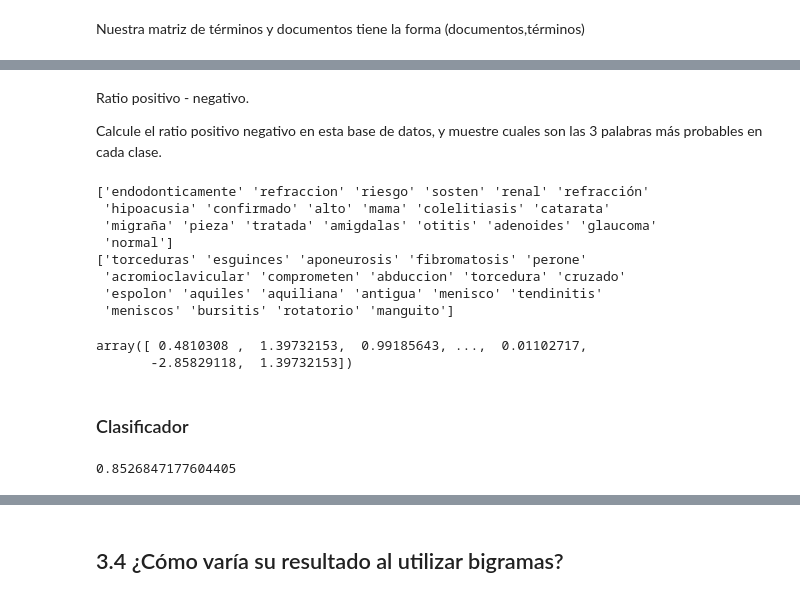
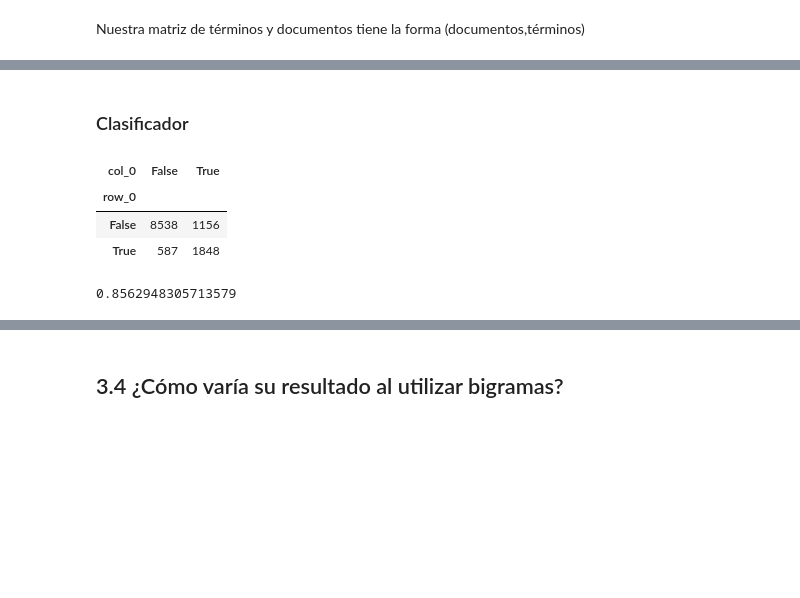
Before and after one commit to alvaro-neira/nlp-homework1, a Jupyter notebook: Tarea_NLP_Grupo_3.ipynb, the cells around one changed output, grey strips where cells are left out. Cells and saved outputs as stored; diff of their text form; code cells hidden in the pictures; blank space fills up the shorter version.

Commit message:
Matias Bayes prob

```diff
--- a/Tarea_NLP_Grupo_3.ipynb
+++ b/Tarea_NLP_Grupo_3.ipynb
@@ -469,9 +469,9 @@ rank
 # %% [markdown]
 ## 3.2 Diccionario P(palabra|categoria).
 # %%
-train, test = train_test_split(D10K, test_size=0.1)
+train_aysen, test_aysen = train_test_split(D10K, test_size=0.1)
 # %%
-count_vectorizer = sklearn.feature_extraction.text.CountVectorizer() #Se podrían quitar las stopwords
-term_doc_matrix_train = count_vectorizer.fit_transform(train.SOSPECHA_DIAG)
+count_vectorizer = sklearn.feature_extraction.text.CountVectorizer(stop_words=stopwords_aysen)
+term_doc_matrix_train = count_vectorizer.fit_transform(train_aysen.SOSPECHA_DIAG)
 term_doc_matrix_train
 # %% [output]
@@ -512,2 +509,0 @@ Test inicial: clase positiva "es traumatologia", negativa = "no es traumatologia
-# %%
-train_aysen, test_aysen = train_test_split(aysen, test_size=0.1)
@@ -581,4 +521,0 @@ print(np.array(vocab)[np.argsort(c_w_positive)][-3:])
-# %% [markdown]
-Ratio positivo - negativo.
-
-Calcule el ratio positivo negativo en esta base de datos, y muestre cuales son las 3 palabras más probables en cada clase.
@@ -588,28 +522,39 @@ p_w_positive = (c_w_positive + 1) / c_positive
-# %%
-# Programa
-r = np.log(p_w_positive / p_w_negative)
-print(np.array(vocab)[np.argsort(r)][:20])
-print(np.array(vocab)[np.argsort(r)][-20:])
-r
-# %% [output]
-['endodonticamente' 'refraccion' 'riesgo' 'sosten' 'renal' 'refracción'
- 'hipoacusia' 'confirmado' 'alto' 'mama' 'colelitiasis' 'catarata'
- 'migraña' 'pieza' 'tratada' 'amigdalas' 'otitis' 'adenoides' 'glaucoma'
- 'normal']
-['torceduras' 'esguinces' 'aponeurosis' 'fibromatosis' 'perone'
- 'acromioclavicular' 'comprometen' 'abduccion' 'torcedura' 'cruzado'
- 'espolon' 'aquiles' 'aquiliana' 'antigua' 'menisco' 'tendinitis'
- 'meniscos' 'bursitis' 'rotatorio' 'manguito']
-array([ 0.4810308 ,  1.39732153,  0.99185643, ...,  0.01102717,
-       -2.85829118,  1.39732153])
 # %% [markdown]
 ### Clasificador
+# %%
+c_w_negative = np.asarray(term_doc_matrix_train.todense()[train_aysen.PRESTA_EST != 'TRAUMATOLOGIA', :].sum(0)).reshape(-1)
+c_w_positive = np.asarray(term_doc_matrix_train.todense()[train_aysen.PRESTA_EST == 'TRAUMATOLOGIA', :].sum(0)).reshape(-1)
+c_negative = (train_aysen.PRESTA_EST != 'TRAUMATOLOGIA').sum()
+c_positive = (train_aysen.PRESTA_EST == 'TRAUMATOLOGIA').sum()
+p_w_negative = (c_w_negative + 1) / c_negative # Probabilidad asociada a cada palabra en la clase negativa
+p_w_positive = (c_w_positive + 1) / c_positive
+r = np.log(p_w_positive / p_w_negative)
+term_doc_matrix_test = count_vectorizer.transform(test_aysen.SOSPECHA_DIAG)
+test_pred = term_doc_matrix_test.dot(r) > 0
+test_label = np.where(test_aysen.PRESTA_EST == 'TRAUMATOLOGIA', True, False)
+confusion_matrix = pd.crosstab(test_label,test_pred)
+# %%
+confusion_matrix
+# %% [output]
+| col_0 | False | True |
+| row_0 |  |  |
+| False | 8538 | 1156 |
+| True | 587 | 1848 |
 # %%
-# Aca se deberia usar el conjunto de VALIDACION
-term_doc_matrix_test = count_vectorizer.transform(test_aysen.SOSPECHA_DIAG)
-test_pred = term_doc_matrix_test.dot(r) > 0
-test_label = np.where(test_aysen.PRESTA_EST == "TRAUMATOLOGIA", True, False)
-confusion_matrix = pd.crosstab(test_label,test_pred)
-print(np.array(confusion_matrix).diagonal().sum() / np.array(confusion_matrix).sum())
+def binary_naive_bayes(count_vectorizer, train_matrix, specialty):
+  c_w_negative = np.asarray(train_matrix.todense()[train_aysen.PRESTA_EST != specialty, :].sum(0)).reshape(-1)
+  c_w_positive = np.asarray(train_matrix.todense()[train_aysen.PRESTA_EST == specialty, :].sum(0)).reshape(-1)
+  c_negative = (train_aysen.PRESTA_EST != specialty).sum()
+  c_positive = (train_aysen.PRESTA_EST == specialty).sum()
+  p_w_negative = (c_w_negative + 1) / c_negative # Probabilidad asociada a cada palabra en la clase negativa
+  p_w_positive = (c_w_positive + 1) / c_positive
+  r = np.log(p_w_positive / p_w_negative)
+  term_doc_matrix_test = count_vectorizer.transform(test_aysen.SOSPECHA_DIAG)
+  test_pred = term_doc_matrix_test.dot(r) > 0
+  test_label = np.where(test_aysen.PRESTA_EST == specialty, True, False)
+  confusion_matrix = pd.crosstab(test_label,test_pred)
+  return (np.array(confusion_matrix).diagonal().sum() / np.array(confusion_matrix).sum())
-# %% [output]
-0.8526847177604405
+# %%
+print(f"{binary_naive_bayes(count_vectorizer, term_doc_matrix_train, 'TRAUMATOLOGIA')}")
+# %% [output]
+0.8562948305713579
```
Also changed, not shown: parts of 26 cells of this notebook, 13 other files.
